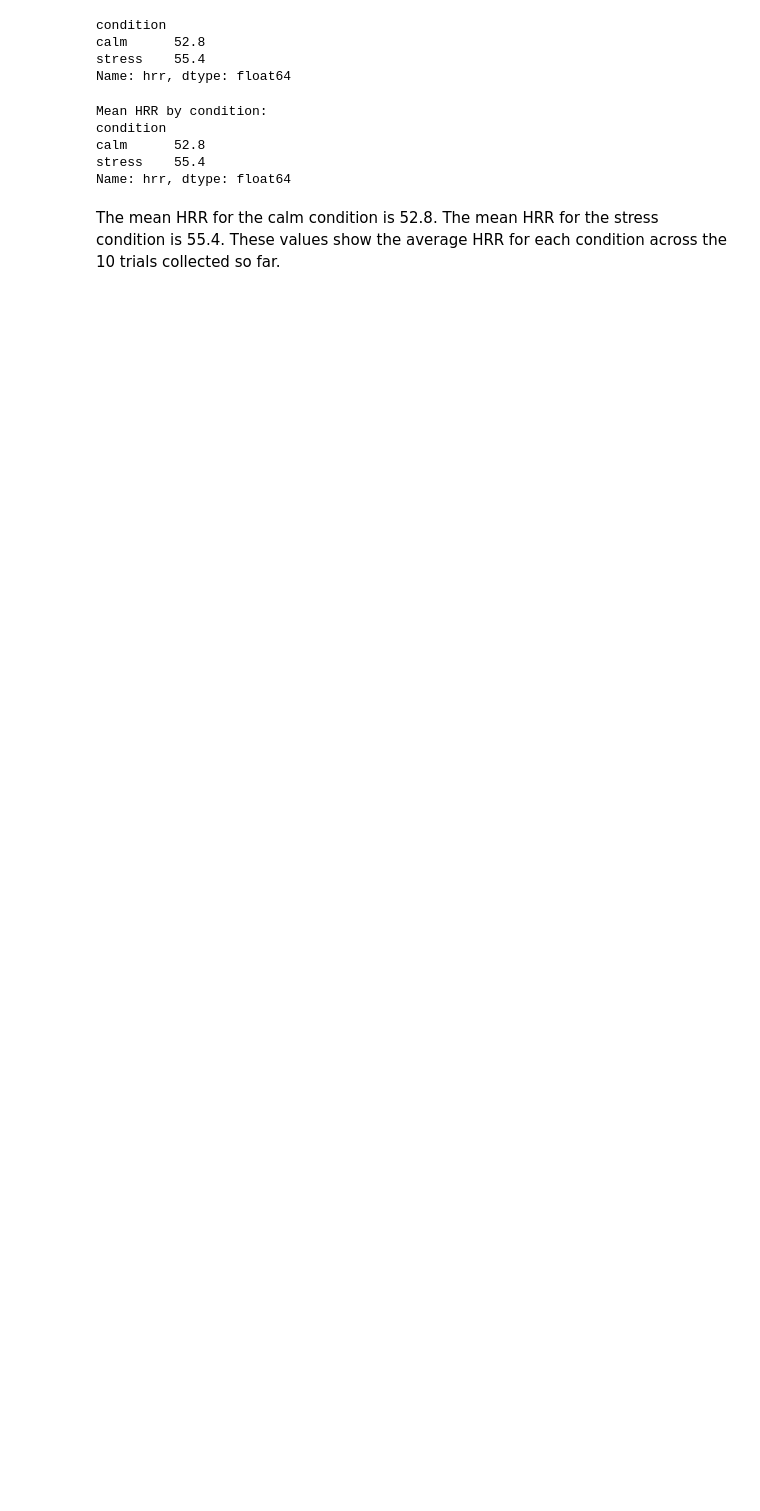
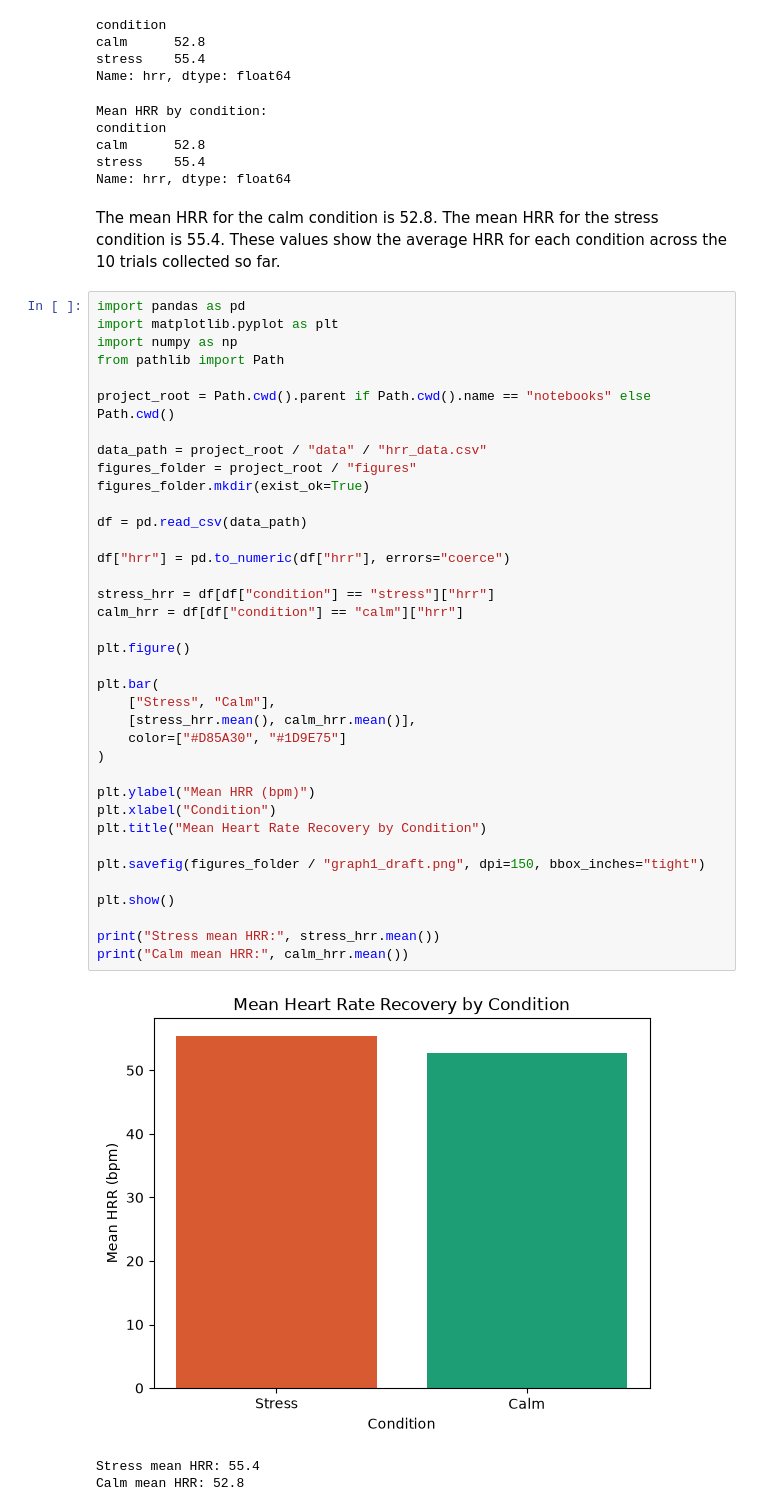
Before and after one commit to ctyy7/hrr-research-project, a Jupyter notebook: notebooks/01_create_research_table.ipynb, the cells around one changed output. Drawn from its saved outputs; the diff is of its cells as text; blank space fills up the shorter version.

Commit message:
Add graph 1 draft for mean HRR by condition

```diff
--- a/notebooks/01_create_research_table.ipynb
+++ b/notebooks/01_create_research_table.ipynb
@@ -704,3 +704,44 @@ stress    55.4
 Name: hrr, dtype: float64
 # %% [markdown]
 The mean HRR for the calm condition is 52.8. The mean HRR for the stress condition is 55.4. These values show the average HRR for each condition across the 10 trials collected so far.
+# %%
+import pandas as pd
+import matplotlib.pyplot as plt
+import numpy as np
+from pathlib import Path
+
+project_root = Path.cwd().parent if Path.cwd().name == "notebooks" else Path.cwd()
+
+data_path = project_root / "data" / "hrr_data.csv"
+figures_folder = project_root / "figures"
+figures_folder.mkdir(exist_ok=True)
+
+df = pd.read_csv(data_path)
+
+df["hrr"] = pd.to_numeric(df["hrr"], errors="coerce")
+
+stress_hrr = df[df["condition"] == "stress"]["hrr"]
+calm_hrr = df[df["condition"] == "calm"]["hrr"]
+
+plt.figure()
+
+plt.bar(
+    ["Stress", "Calm"],
+    [stress_hrr.mean(), calm_hrr.mean()],
+    color=["#D85A30", "#1D9E75"]
+)
+
+plt.ylabel("Mean HRR (bpm)")
+plt.xlabel("Condition")
+plt.title("Mean Heart Rate Recovery by Condition")
+
+plt.savefig(figures_folder / "graph1_draft.png", dpi=150, bbox_inches="tight")
+
+plt.show()
+
+print("Stress mean HRR:", stress_hrr.mean())
+print("Calm mean HRR:", calm_hrr.mean())
+# %% [output]
+[figure, added]
+Stress mean HRR: 55.4
+Calm mean HRR: 52.8
```
Also changed, not shown: 1 other file.
